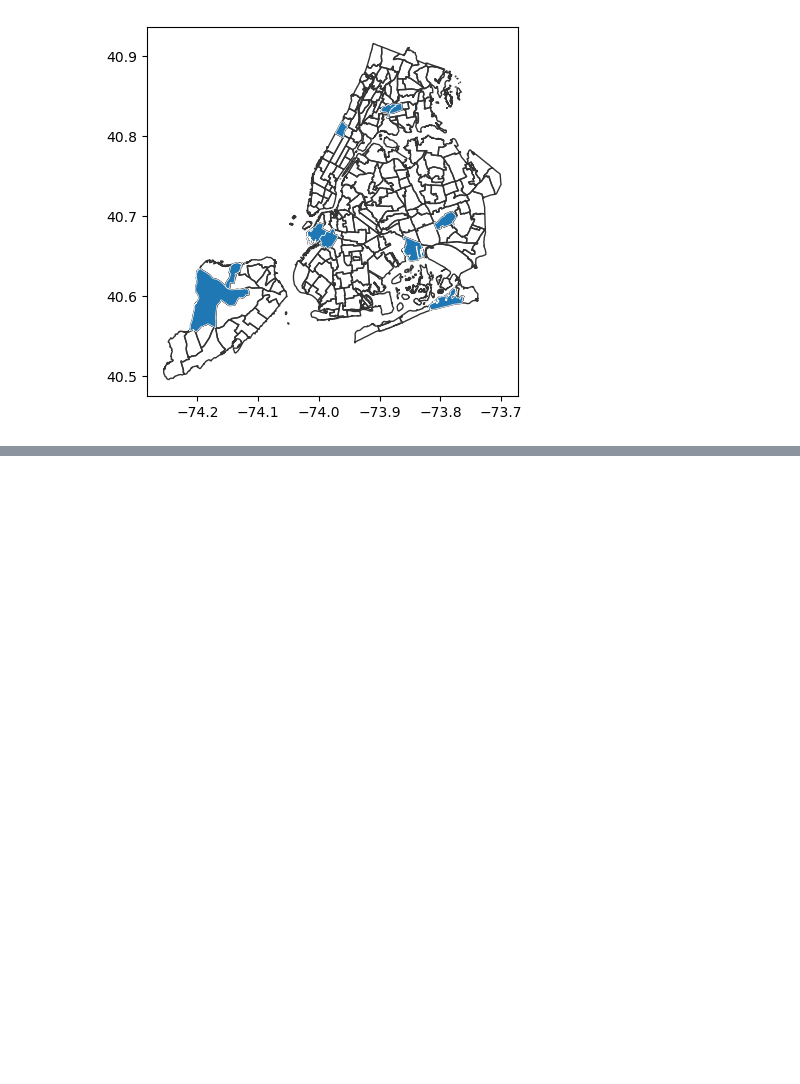
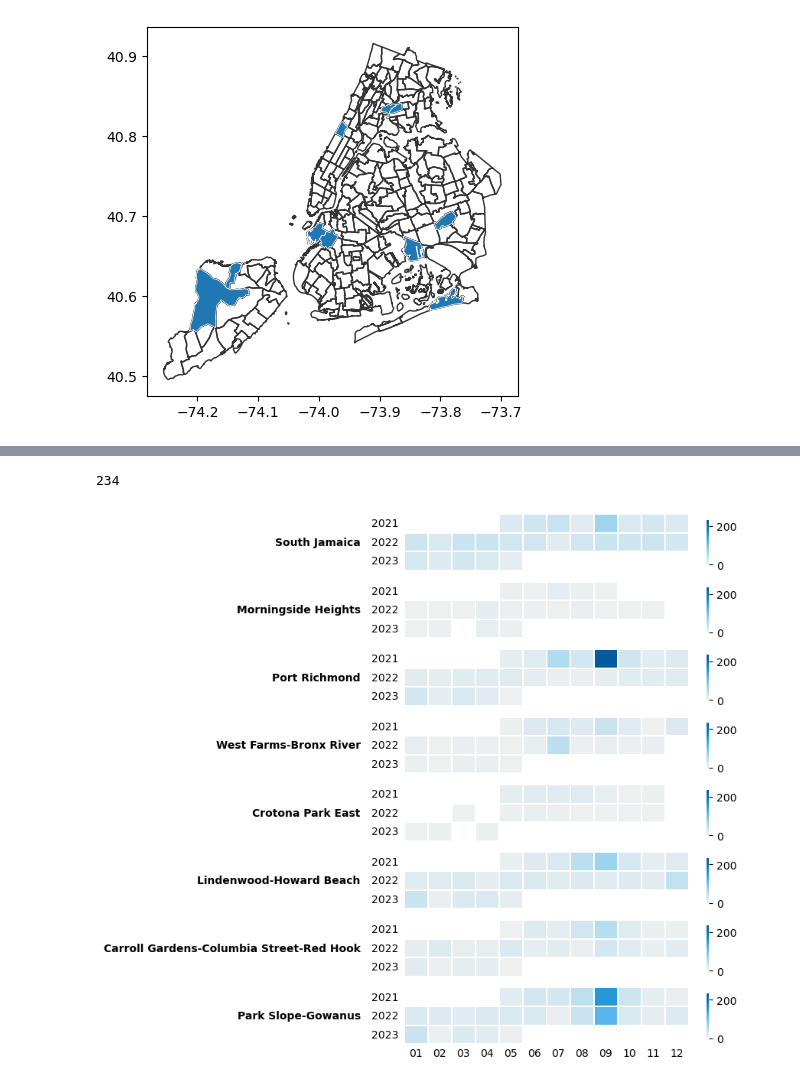
Before and after one commit to cankadir/FloodAnalysis, a Jupyter notebook: PY/311_NTA_Visualizations.ipynb, the cells around one changed output, grey strips where cells are left out. Saved outputs shown, nothing was run; the diff lists cells and outputs as text; code cells hidden in the pictures; blank space fills up the shorter version.

Commit message:
311 monthly and weekly chart

```diff
--- a/PY/311_NTA_Visualizations.ipynb
+++ b/PY/311_NTA_Visualizations.ipynb
@@ -182,0 +183,49 @@ plt.xlabel('');
+# %%
+all_311.groupby(['ntacode','month','year']).size().max()
+# %% [output]
+234
+# %%
+fig,axs = plt.subplots(figsize=(6,9), nrows = all_311['ntacode'].nunique(), sharex=True )
+
+# make an axis for each ntacode
+for count,ntacode in enumerate(all_311['ntacode'].unique()):
+    ax = axs[count]
+
+    # Filter
+    temp = all_311[ all_311['ntacode']==ntacode ]
+
+    # pivot -> over unique_key counts to simplify the data
+    pt_yearcomp = pd.pivot_table(
+        temp,
+        index=['ntaname','year'],
+        columns=['month'],
+        values='unique_key',
+        aggfunc="nunique",
+    )
+
+    #  Custom map is gererated above to be used in cmap
+    #  vmax is the highest off all ntacodes complaints.
+    sns.heatmap(
+        pt_yearcomp,
+        linewidths=0.1,
+        linecolor='white',
+        cbar_kws={'label': '', 'shrink':0.8 },
+        cmap = custom_ramp,
+        ax = ax,
+        vmin = 0,
+        vmax = all_311.groupby(['ntacode','month','year']).size().max(),
+        cbar = True
+    )
+
+    #  Styling
+    ax.set_ylabel( temp['ntaname'].unique()[0] , rotation=0, ha='right', va='center', labelpad=10 , fontweight='bold' )
+    ax.set_xlabel('')
+
+    # replace y-ticks
+    ax.set_yticks( np.arange(0.5, len(pt_yearcomp.index), 1) )
+    ax.set_yticklabels( pt_yearcomp.index.get_level_values(1).unique() )
+
+    ax.tick_params(axis='y', which='major', pad=2, left = False )
+    ax.tick_params(axis='x', which='major', pad=0, bottom = False )
+# %% [output]
+[figure, added]
```
Also changed, not shown: parts of 4 cells of this notebook, 2 other files.
